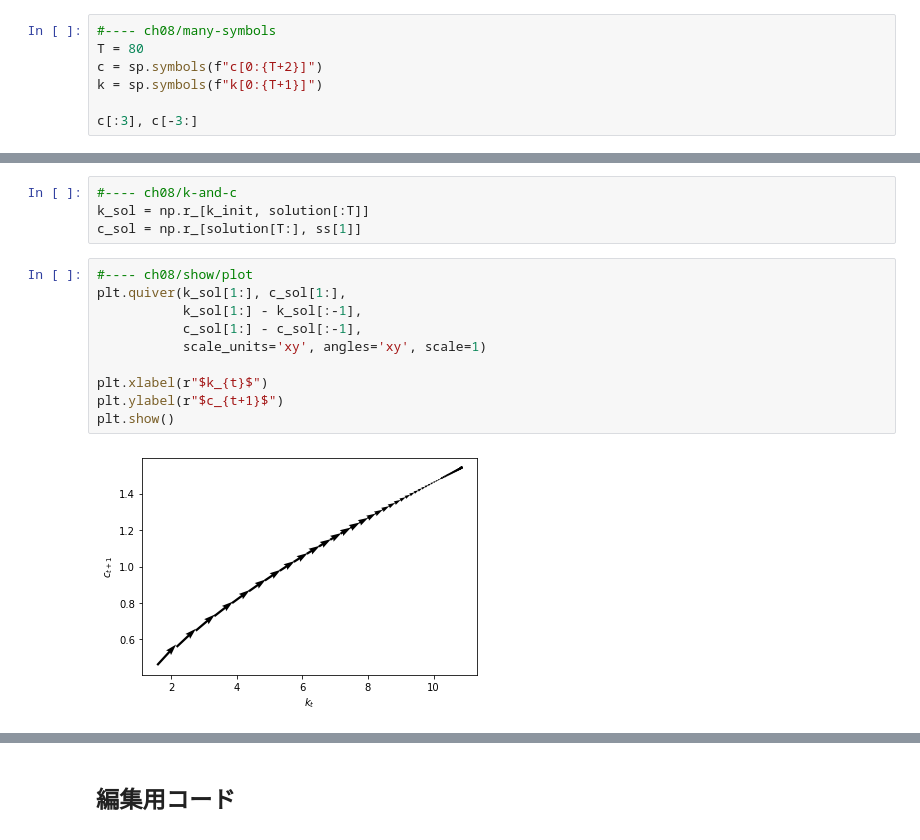
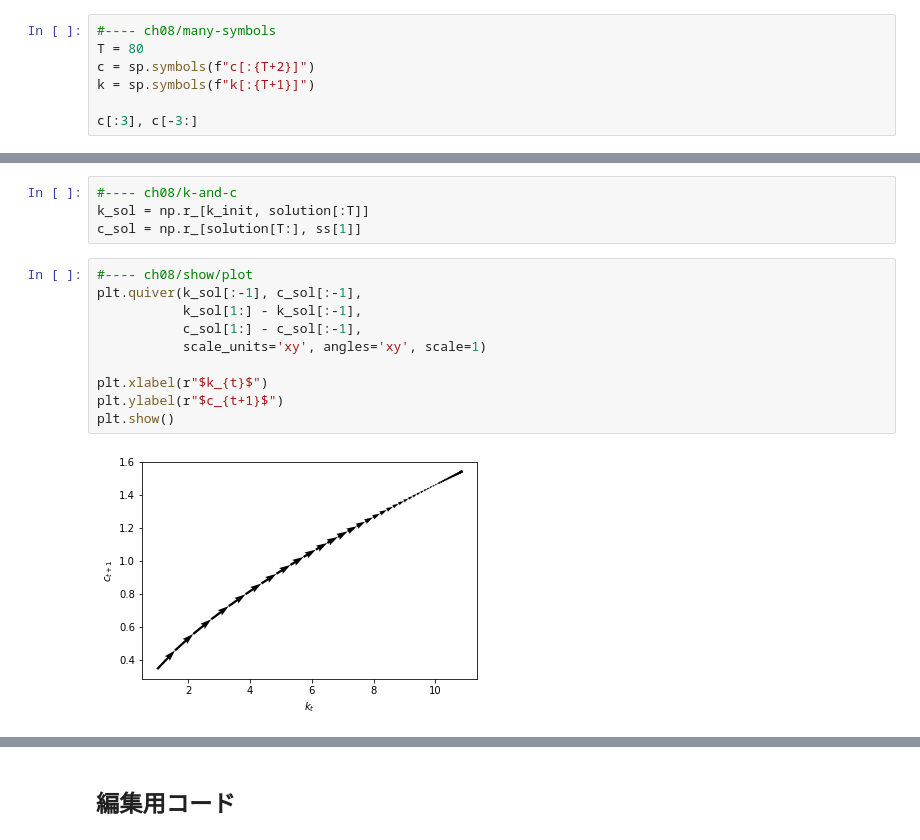
Before and after one commit to kenjisato/MaD, a Jupyter notebook: Jupyter/ch08.ipynb, the cells around one changed output, grey strips where cells are left out. Cells and saved outputs as stored; diff of their text form.

```diff
--- a/Jupyter/ch08.ipynb
+++ b/Jupyter/ch08.ipynb
@@ -60,8 +60,8 @@ array([10.87371171,  1.54328611])
 # %%
 #---- ch08/many-symbols
 T = 80
-c = sp.symbols(f"c[0:{T+2}]")
-k = sp.symbols(f"k[0:{T+1}]")
+c = sp.symbols(f"c[:{T+2}]")
+k = sp.symbols(f"k[:{T+1}]")
 
 c[:3], c[-3:]
 # %% [output]
@@ -94,13 +94,13 @@ k_sol = np.r_[k_init, solution[:T]]
 c_sol = np.r_[solution[T:], ss[1]]
 # %%
 #---- ch08/show/plot
-plt.quiver(k_sol[1:], c_sol[1:],
+plt.quiver(k_sol[:-1], c_sol[:-1],
            k_sol[1:] - k_sol[:-1],
            c_sol[1:] - c_sol[:-1],
            scale_units='xy', angles='xy', scale=1)
 
 plt.xlabel(r"$k_{t}$")
 plt.ylabel(r"$c_{t+1}$")
 plt.show()
 # %% [output]
-[figure, old version]
+[figure, new version]
```
Also changed, not shown: parts of 6 cells of this notebook, 6 other files.
